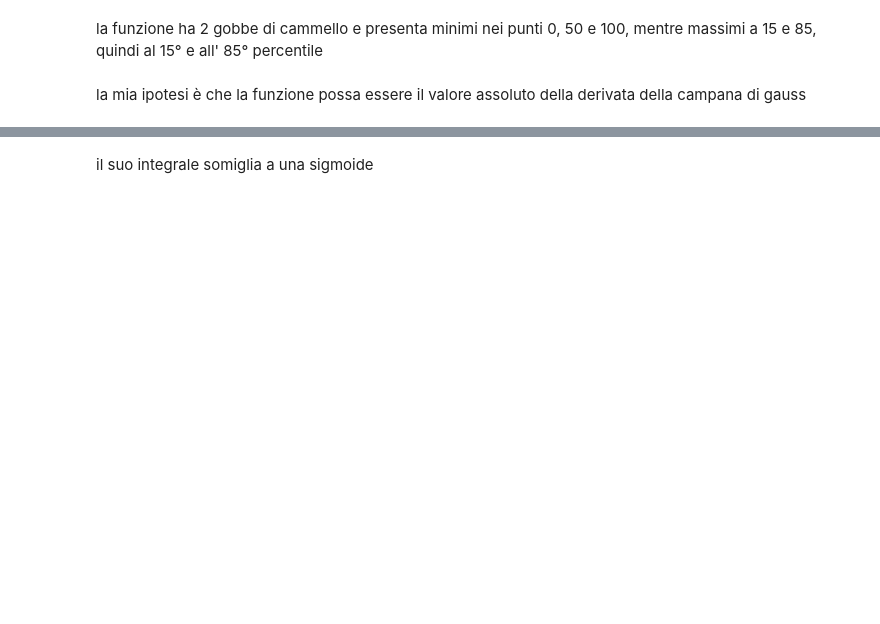
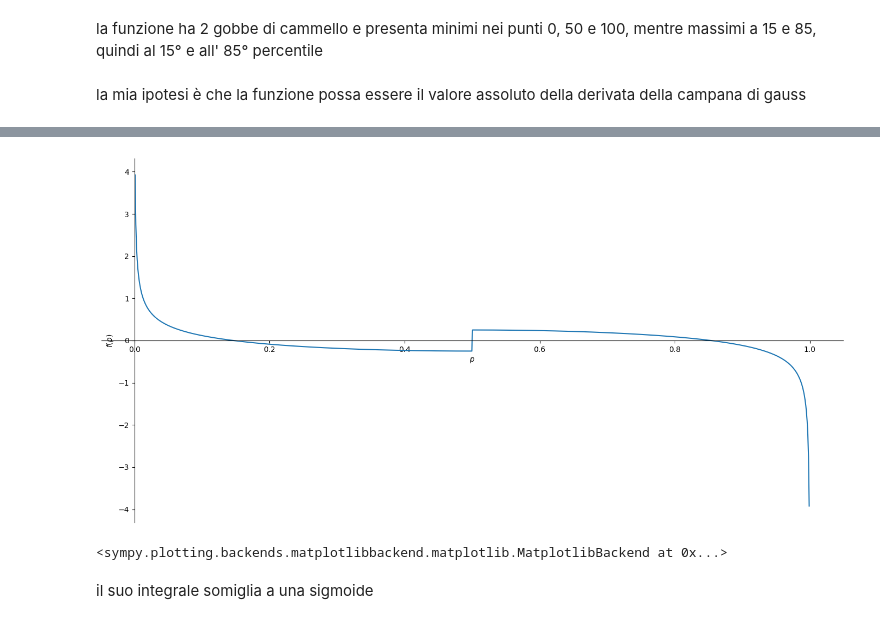
Before and after one commit to davidMarabottini/relazione_media_deviazione_standard, a Jupyter notebook: ipotesi-triangolo-prodotto-media-deviazione-standard.ipynb, the cells around one changed output, grey strips where cells are left out. Cells and saved outputs as stored; diff of their text form; code cells hidden in the pictures; blank space fills up the shorter version.

```diff
--- a/ipotesi-triangolo-prodotto-media-deviazione-standard.ipynb
+++ b/ipotesi-triangolo-prodotto-media-deviazione-standard.ipynb
@@ -232,0 +152,3 @@ generate_chart('area integrale', integrated_areas, ls)
+# %%
+areap_differentiate = simplify(areaP.diff(p))
+display(areap_differentiate)
@@ -233,2 +176,7 @@ generate_chart('area integrale', integrated_areas, ls)
+# %%
+plot(areap_differentiate, (p, 0, 1), size=(14, 7))
+# %% [output]
+[figure, added]
+<sympy.plotting.backends.matplotlibbackend.matplotlib.MatplotlibBackend at 0x...>
 # %% [markdown]
 il suo integrale somiglia a una sigmoide
```
Also changed, not shown: parts of 39 cells of this notebook.
